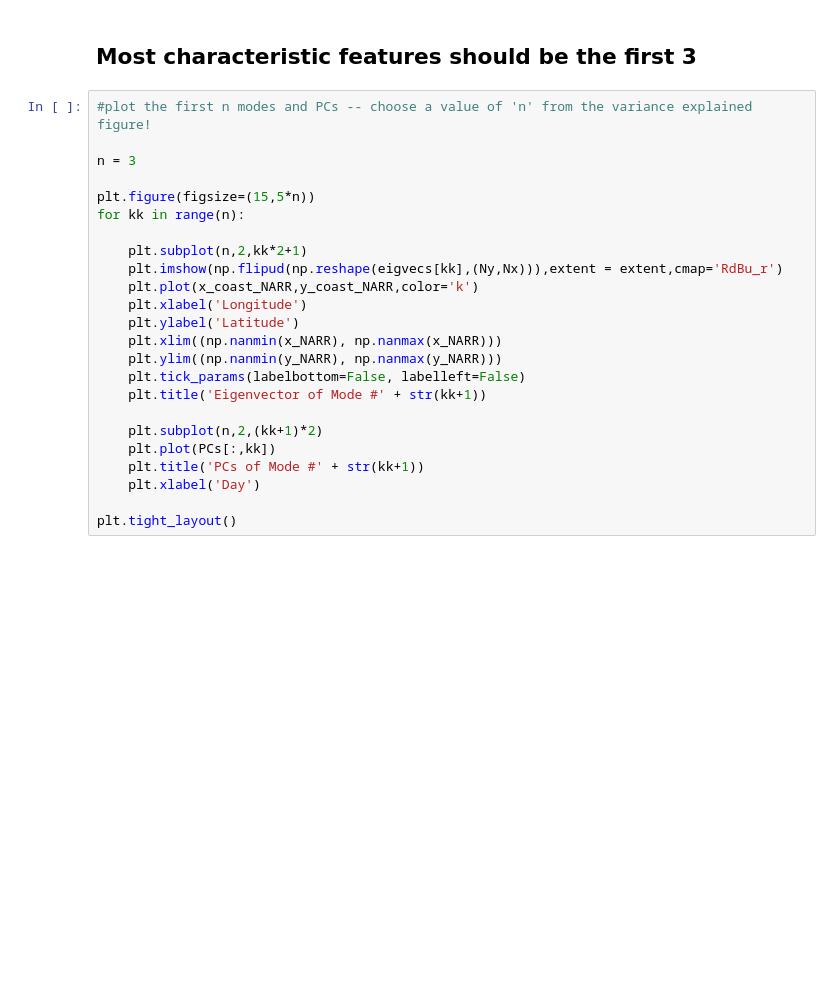
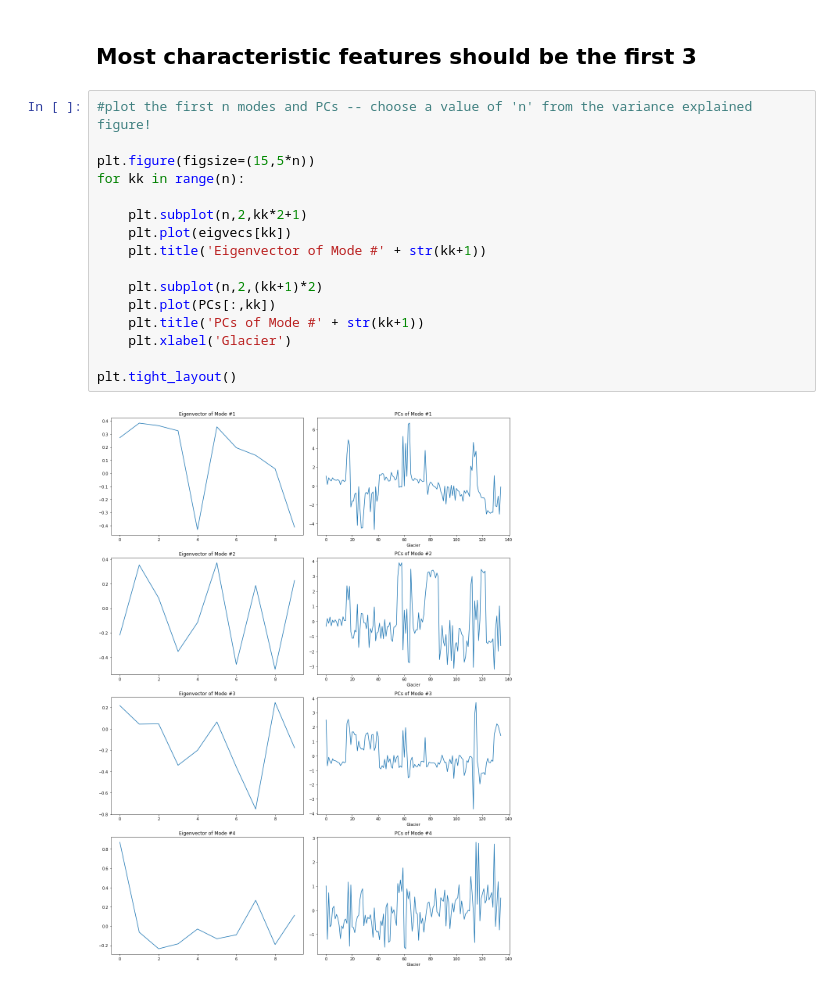
Before and after one commit to Pearl-Ayem/Geoscientific-Data-Science-and-Empirical-Modeling, a Jupyter notebook: Jan_30/Python/Glacier Mass Balance Pt.1.ipynb, the cells around one changed output. Cells and saved outputs as stored; diff of their text form; blank space fills up the shorter version.

```diff
--- a/Jan_30/Python/Glacier Mass Balance Pt.1.ipynb
+++ b/Jan_30/Python/Glacier Mass Balance Pt.1.ipynb
@@ -146,25 +172,19 @@ plt.show()
 ## Most characteristic features should be the first 3
 # %%
 #plot the first n modes and PCs -- choose a value of 'n' from the variance explained figure!
-
-n = 3
 
 plt.figure(figsize=(15,5*n))
 for kk in range(n):
 
     plt.subplot(n,2,kk*2+1)
-    plt.imshow(np.flipud(np.reshape(eigvecs[kk],(Ny,Nx))),extent = extent,cmap='RdBu_r')
-    plt.plot(x_coast_NARR,y_coast_NARR,color='k')
-    plt.xlabel('Longitude')
-    plt.ylabel('Latitude')
-    plt.xlim((np.nanmin(x_NARR), np.nanmax(x_NARR)))
-    plt.ylim((np.nanmin(y_NARR), np.nanmax(y_NARR)))
-    plt.tick_params(labelbottom=False, labelleft=False)
+    plt.plot(eigvecs[kk])
     plt.title('Eigenvector of Mode #' + str(kk+1))
 
     plt.subplot(n,2,(kk+1)*2)
     plt.plot(PCs[:,kk])
     plt.title('PCs of Mode #' + str(kk+1))
-    plt.xlabel('Day')
+    plt.xlabel('Glacier')
 
 plt.tight_layout()
+# %% [output]
+[figure, added]
```
Also changed, not shown: parts of 3 cells of this notebook.
